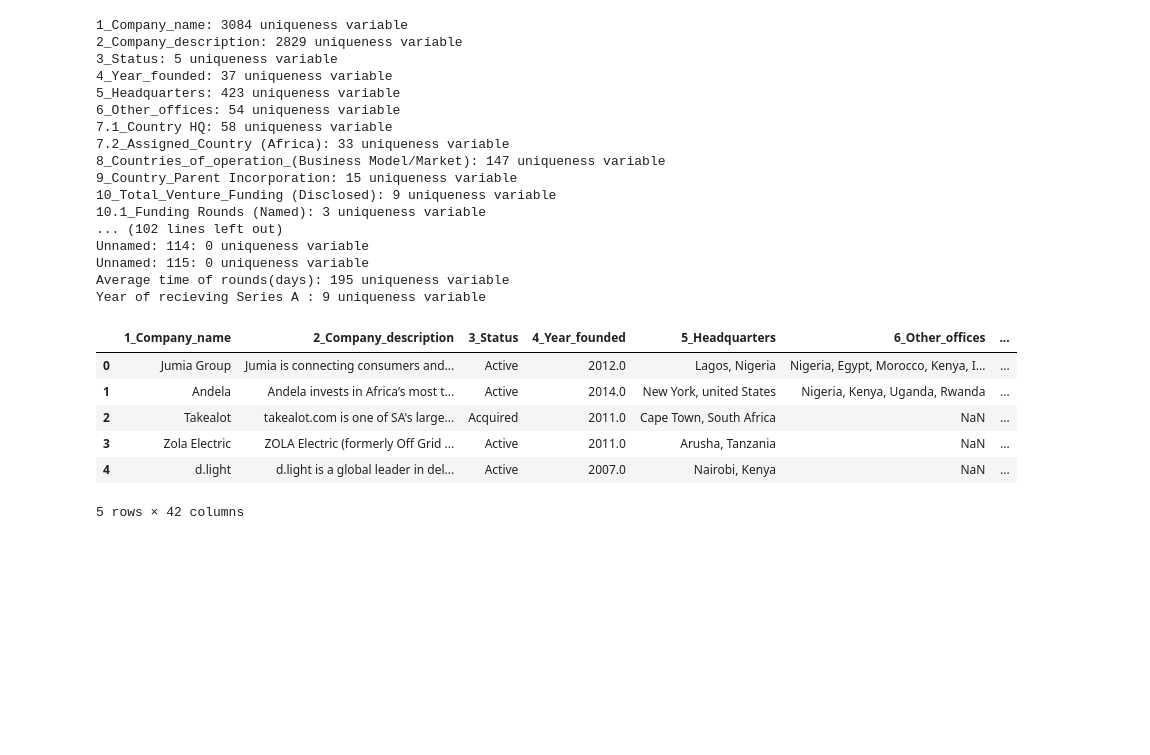
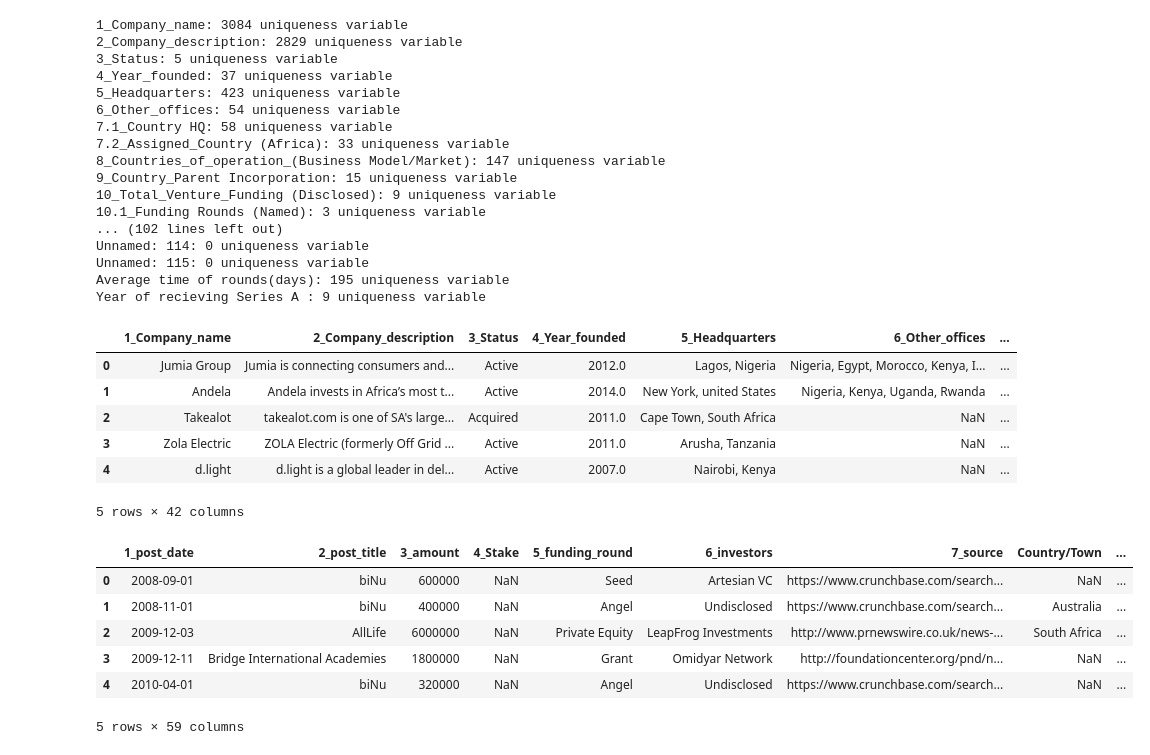
Before and after one commit to masete/Digest-Africa, a Jupyter notebook: Initial model/Digest_NN_pred_investor.ipynb, the cells around one changed output. Saved outputs shown, nothing was run; the diff lists cells and outputs as text; code cells hidden in the pictures; blank space fills up the shorter version.

Commit message:
data cleaning

```diff
--- a/Initial model/Digest_NN_pred_investor.ipynb
+++ b/Initial model/Digest_NN_pred_investor.ipynb
@@ -154,3 +154,14 @@ df.head()
 | 3 | Zola Electric | ZOLA Electric (formerly Off Grid ... | Active | 2011.0 | Arusha, Tanzania | NaN | ... |
 | 4 | d.light | d.light is a global leader in del... | Active | 2007.0 | Nairobi, Kenya | NaN | ... |
 5 rows × 42 columns
+# %%
+df_deals = pd.read_excel ('data/Deals (investment).xlsx')
+df_deals.head()
+# %% [output]
+|  | 1_post_date | 2_post_title | 3_amount | 4_Stake | 5_funding_round | 6_investors | 7_source | Country/Town | ... |
+| 0 | 2008-09-01 | biNu | 600000 | NaN | Seed | Artesian VC | https://www.crunchbase.com/search... | NaN | ... |
+| 1 | 2008-11-01 | biNu | 400000 | NaN | Angel | Undisclosed | https://www.crunchbase.com/search... | Australia | ... |
+| 2 | 2009-12-03 | AllLife | 6000000 | NaN | Private Equity | LeapFrog Investments | http://www.prnewswire.co.uk/news-... | South Africa | ... |
+| 3 | 2009-12-11 | Bridge International Academies | 1800000 | NaN | Grant | Omidyar Network | http://foundationcenter.org/pnd/n... | NaN | ... |
+| 4 | 2010-04-01 | biNu | 320000 | NaN | Angel | Undisclosed | https://www.crunchbase.com/search... | NaN | ... |
+5 rows × 59 columns
```
Also changed, not shown: parts of 2 cells of this notebook, 1 other file.
